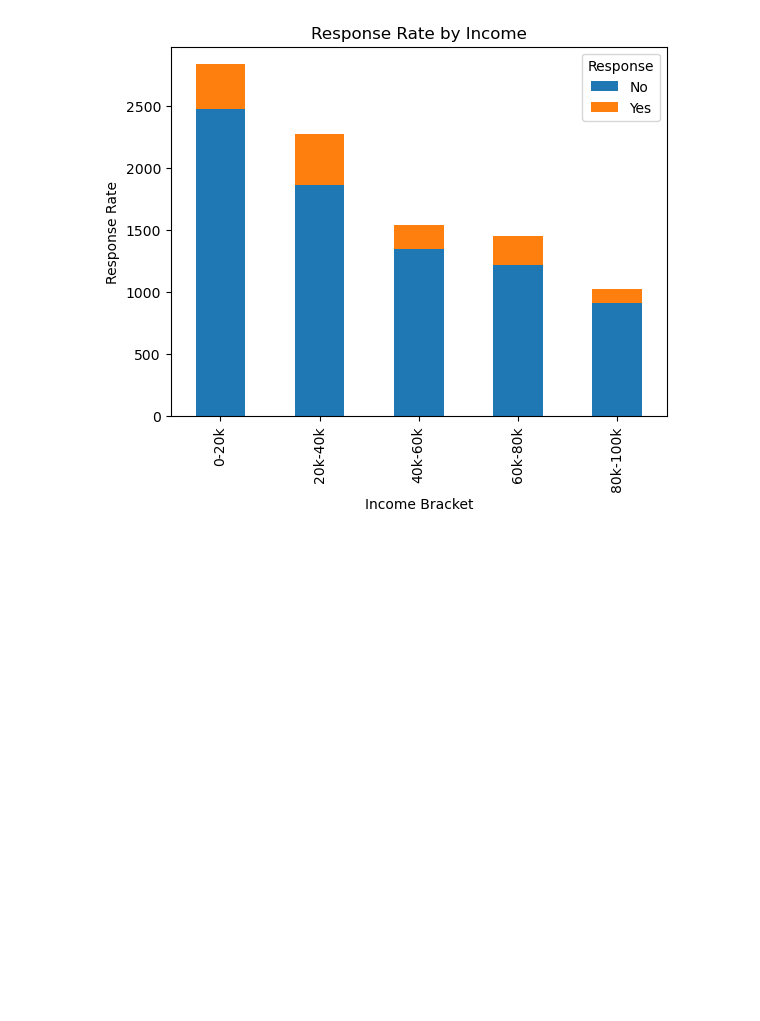
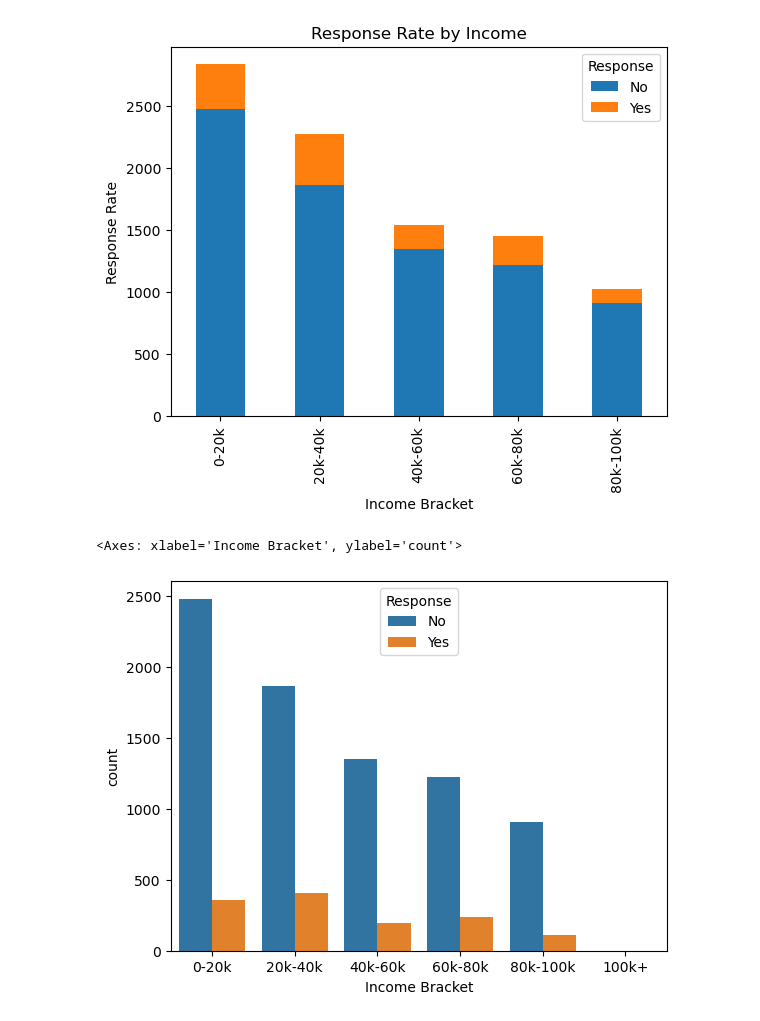
Before and after one commit to lilitrdavidyan/lab-customer-analysis-round-3, a Jupyter notebook: lab-customer-analysis-round-3.ipynb, the cells around one changed output. Saved outputs shown, nothing was run; the diff lists cells and outputs as text; code cells hidden in the pictures; blank space fills up the shorter version.

Commit message:
tried more types of plots

```diff
--- a/lab-customer-analysis-round-3.ipynb
+++ b/lab-customer-analysis-round-3.ipynb
@@ -270,3 +302,8 @@ plt.legend(title='Response', loc='upper right', labels=['No', 'Yes'])
 plt.show()
 # %% [output]
 [figure]
+# %%
+sns.countplot(x = 'Income Bracket', hue = 'Response', data = raw_data)
+# %% [output]
+<Axes: xlabel='Income Bracket', ylabel='count'>
+[figure, added]
```
Also changed, not shown: parts of 11 cells of this notebook.
